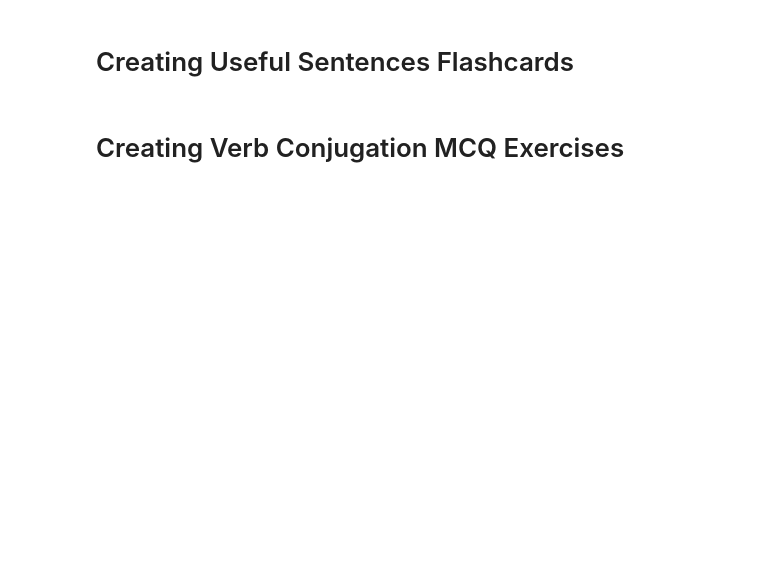
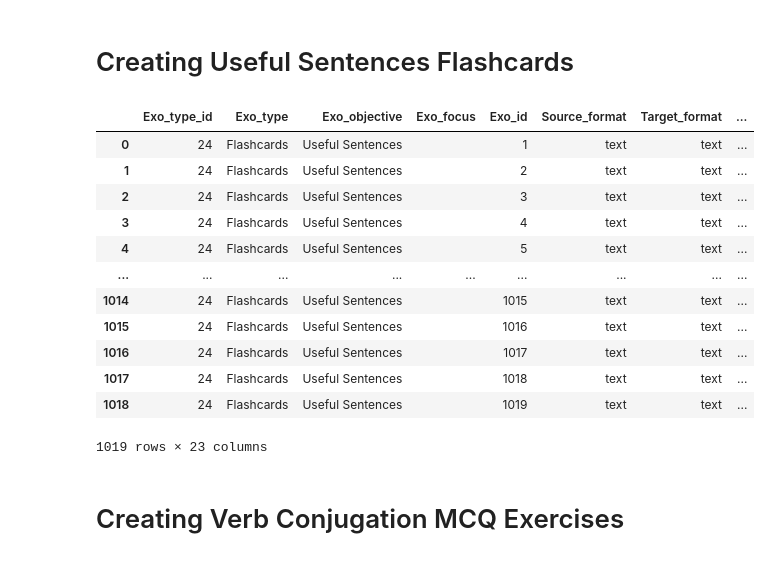
Before and after one commit to hugolpz/WeSpeaxExos, a Jupyter notebook: hi/Hindi_Exercises.ipynb, the cells around one changed output. Saved outputs shown, nothing was run; the diff lists cells and outputs as text; code cells hidden in the pictures; blank space fills up the shorter version.

```diff
--- a/hi/Hindi_Exercises.ipynb
+++ b/hi/Hindi_Exercises.ipynb
@@ -78,6 +107,8 @@ cols = [
     "Dist_1",
     "Dist_2",
     "Dist_3",
+    "Propositions",
+    "Right_answer_id",
     "Explanation",
     "Difficulty",
     "Remediation",
@@ -247,17 +278,10 @@ def word_flashcards(df_source, exo_id = 0):
             "",
             "",
             "",
+            str(df_source["French Word"][i]),
+            "0",
             "",
             "",
             "",
         ])
     return exo_id, data
-
-exo_id = 0
-
-exo_id, data_w_fc_1 = word_flashcards(df_3000_words, exo_id)
-df_w_fc_1 = pd.DataFrame(data_w_fc_1, columns=cols)
-
-frames_w_fc = [df_w_fc_1]
-df_w_fc = pd.concat(frames_w_fc)
-df_w_fc
@@ -281,6 +328,10 @@ def spelling_mcq(df_source, exo_id, cols):
                     list_of_distractors = spelling_distractors(word, list_of_distractors)
 
                     if list_of_distractors != []:
+                        list_of_distractors += [word.text]
+                        random.shuffle(list_of_distractors)
+                        right_answer_id = list_of_distractors.index(word.text)
+                        options = "".join(f"-{dist}" for dist in list_of_distractors)
 
                         exo_id += 1
 
@@ -302,17 +353,10 @@ def spelling_mcq(df_source, exo_id, cols):
                         spellings["Dist_1"].append(list_of_distractors[0]),
                         spellings["Dist_2"].append(list_of_distractors[1]),
                         spellings["Dist_3"].append(list_of_distractors[2]),
+                        spellings["Propositions"].append(options),
+                        spellings["Right_answer_id"].append(str(right_answer_id)),
                         spellings["Explanation"].append("")
                         spellings["Difficulty"].append("")
                         spellings["Remediation"].append("")
 
     return exo_id, spellings
-
-exo_id = 0
-
-exo_id, data_spelling_mcq_1 = spelling_mcq(df_3000_words, exo_id, cols)
-df_spelling_mcq_1 = pd.DataFrame(data_spelling_mcq_1, columns=cols)
-
-frames_spelling_mcq = [df_spelling_mcq_1]
-df_spelling_mcq = pd.concat(frames_spelling_mcq)
-df_spelling_mcq
@@ -344,18 +411,32 @@ def sentence_flashcards(df_source):
                 "",
                 "",
                 "",
+                str(df_source["French"][i]),
+                "0",
                 "",
                 "",
                 "",
             ])
     return data
-
-data_s_fc_3 = sentence_flashcards(df_7000_sents_3)
-df_s_fc_3 = pd.DataFrame(data_s_fc_3, columns=cols)
-
-frames_s_fc = [df_s_fc_3]
-df_s_fc = pd.concat(frames_s_fc)
-df_s_fc
+# %%
+data_s_fc = sentence_flashcards(df_7000_sents_3)
+df_s_fc = pd.DataFrame(data_s_fc, columns=cols)
+
+df_s_fc
+# %% [output]
+|  | Exo_type_id | Exo_type | Exo_objective | Exo_focus | Exo_id | Source_format | Target_format | ... |
+| 0 | 24 | Flashcards | Useful Sentences |  | 1 | text | text | ... |
+| 1 | 24 | Flashcards | Useful Sentences |  | 2 | text | text | ... |
+| 2 | 24 | Flashcards | Useful Sentences |  | 3 | text | text | ... |
+| 3 | 24 | Flashcards | Useful Sentences |  | 4 | text | text | ... |
+| 4 | 24 | Flashcards | Useful Sentences |  | 5 | text | text | ... |
+| ... | ... | ... | ... | ... | ... | ... | ... | ... |
+| 1014 | 24 | Flashcards | Useful Sentences |  | 1015 | text | text | ... |
+| 1015 | 24 | Flashcards | Useful Sentences |  | 1016 | text | text | ... |
+| 1016 | 24 | Flashcards | Useful Sentences |  | 1017 | text | text | ... |
+| 1017 | 24 | Flashcards | Useful Sentences |  | 1018 | text | text | ... |
+| 1018 | 24 | Flashcards | Useful Sentences |  | 1019 | text | text | ... |
+1019 rows × 23 columns
 # %% [markdown]
 # Creating Verb Conjugation MCQ Exercises
 # %%
```
Also changed, not shown: parts of 12 cells of this notebook.
